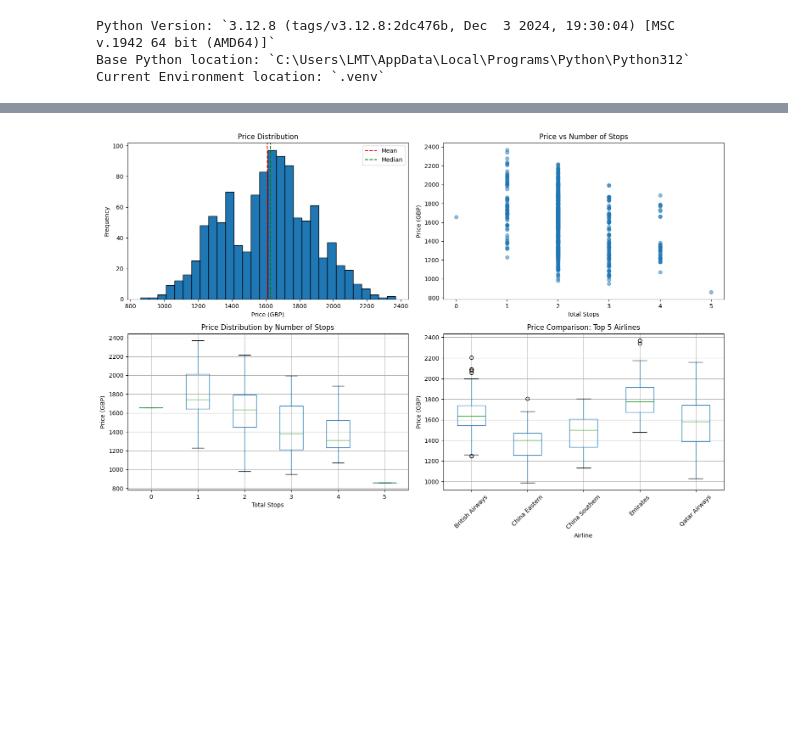
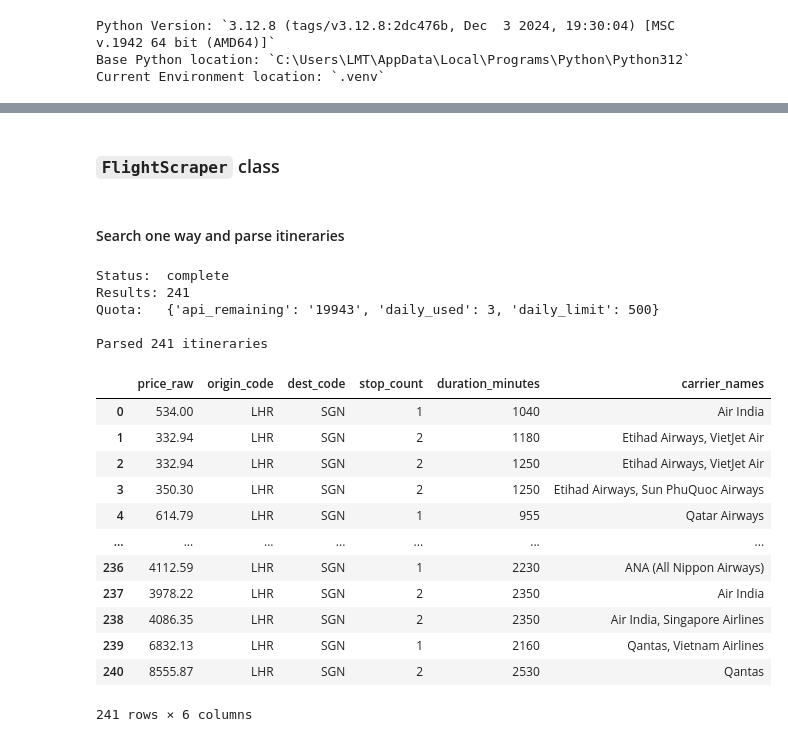
Before and after one commit to ThongLai/Flight-Scanner, a Jupyter notebook: experiment_notebooks/FlightsScraperSkyAPI.ipynb, the cells around one changed output, grey strips where cells are left out. Cells and saved outputs as stored; diff of their text form; code cells hidden in the pictures; blank space fills up the shorter version.

```diff
--- a/experiment_notebooks/FlightsScraperSkyAPI.ipynb
+++ b/experiment_notebooks/FlightsScraperSkyAPI.ipynb
@@ -249,39 +28,2 @@ Flight Numbers: []
-# %%
-fig, axes = plt.subplots(2, 2, figsize=(15, 10))
-
-# Price histogram
-axes[0, 0].hist(flights_df['price_gbp'], bins=30, edgecolor='black')
-axes[0, 0].set_xlabel('Price (GBP)')
-axes[0, 0].set_ylabel('Frequency')
-axes[0, 0].set_title('Price Distribution')
-axes[0, 0].axvline(flights_df['price_gbp'].mean(), color='red', linestyle='--', label='Mean')
-axes[0, 0].axvline(flights_df['price_gbp'].median(), color='green', linestyle='--', label='Median')
-axes[0, 0].legend()
-
-# Price vs Stops
-axes[0, 1].scatter(flights_df['total_stops'], flights_df['price_gbp'], alpha=0.5)
-axes[0, 1].set_xlabel('Total Stops')
-axes[0, 1].set_ylabel('Price (GBP)')
-axes[0, 1].set_title('Price vs Number of Stops')
-
-# Boxplot by stops
-flights_df.boxplot(column='price_gbp', by='total_stops', ax=axes[1, 0])
-axes[1, 0].set_xlabel('Total Stops')
-axes[1, 0].set_ylabel('Price (GBP)')
-axes[1, 0].set_title('Price Distribution by Number of Stops')
-axes[1, 0].get_figure().suptitle('')
-
-# Top airlines price comparison
-top_airlines = flights_df['out_airline'].value_counts().head(5).index
-filtered = flights_df[flights_df['out_airline'].isin(top_airlines)]
-filtered.boxplot(column='price_gbp', by='out_airline', ax=axes[1, 1])
-axes[1, 1].set_xlabel('Airline')
-axes[1, 1].set_ylabel('Price (GBP)')
-axes[1, 1].set_title('Price Comparison: Top 5 Airlines')
-axes[1, 1].tick_params(axis='x', rotation=45)
-axes[1, 1].get_figure().suptitle('')
-
-plt.tight_layout()
-plt.show()
-# %% [output]
-[figure, removed]
+# %% [markdown]
+### `FlightScraper` class
@@ -287,0 +32,2 @@ plt.show()
+# %% [markdown]
+#### Search one way and parse itineraries
@@ -287,0 +36,34 @@ plt.show()
+# %%
+response = scraper.search_one_way(
+    "LHR", "SGN", tomorrow,
+    max_polls=10,
+)
+
+context = response["data"]["context"]
+print(f"Status:  {context['status']}")
+print(f"Results: {context['totalResults']}")
+print(f"Quota:   {scraper.get_quota_status()}")
+
+records = scraper.parse_itineraries(response)
+df = pd.DataFrame(records)
+print(f"\nParsed {len(df)} itineraries")
+df[["price_raw", "origin_code", "dest_code", "stop_count", "duration_minutes", "carrier_names"]]
+# %% [output]
+Status:  complete
+Results: 241
+Quota:   {'api_remaining': '19943', 'daily_used': 3, 'daily_limit': 500}
+
+Parsed 241 itineraries
+|  | price_raw | origin_code | dest_code | stop_count | duration_minutes | carrier_names |
+| 0 | 534.00 | LHR | SGN | 1 | 1040 | Air India |
+| 1 | 332.94 | LHR | SGN | 2 | 1180 | Etihad Airways, VietJet Air |
+| 2 | 332.94 | LHR | SGN | 2 | 1250 | Etihad Airways, VietJet Air |
+| 3 | 350.30 | LHR | SGN | 2 | 1250 | Etihad Airways, Sun PhuQuoc Airways |
+| 4 | 614.79 | LHR | SGN | 1 | 955 | Qatar Airways |
+| ... | ... | ... | ... | ... | ... | ... |
+| 236 | 4112.59 | LHR | SGN | 1 | 2230 | ANA (All Nippon Airways) |
+| 237 | 3978.22 | LHR | SGN | 2 | 2350 | Air India |
+| 238 | 4086.35 | LHR | SGN | 2 | 2350 | Air India, Singapore Airlines |
+| 239 | 6832.13 | LHR | SGN | 1 | 2160 | Qantas, Vietnam Airlines |
+| 240 | 8555.87 | LHR | SGN | 2 | 2530 | Qantas |
+241 rows × 6 columns
```
Also changed, not shown: parts of 20 cells of this notebook, 2 other files.
